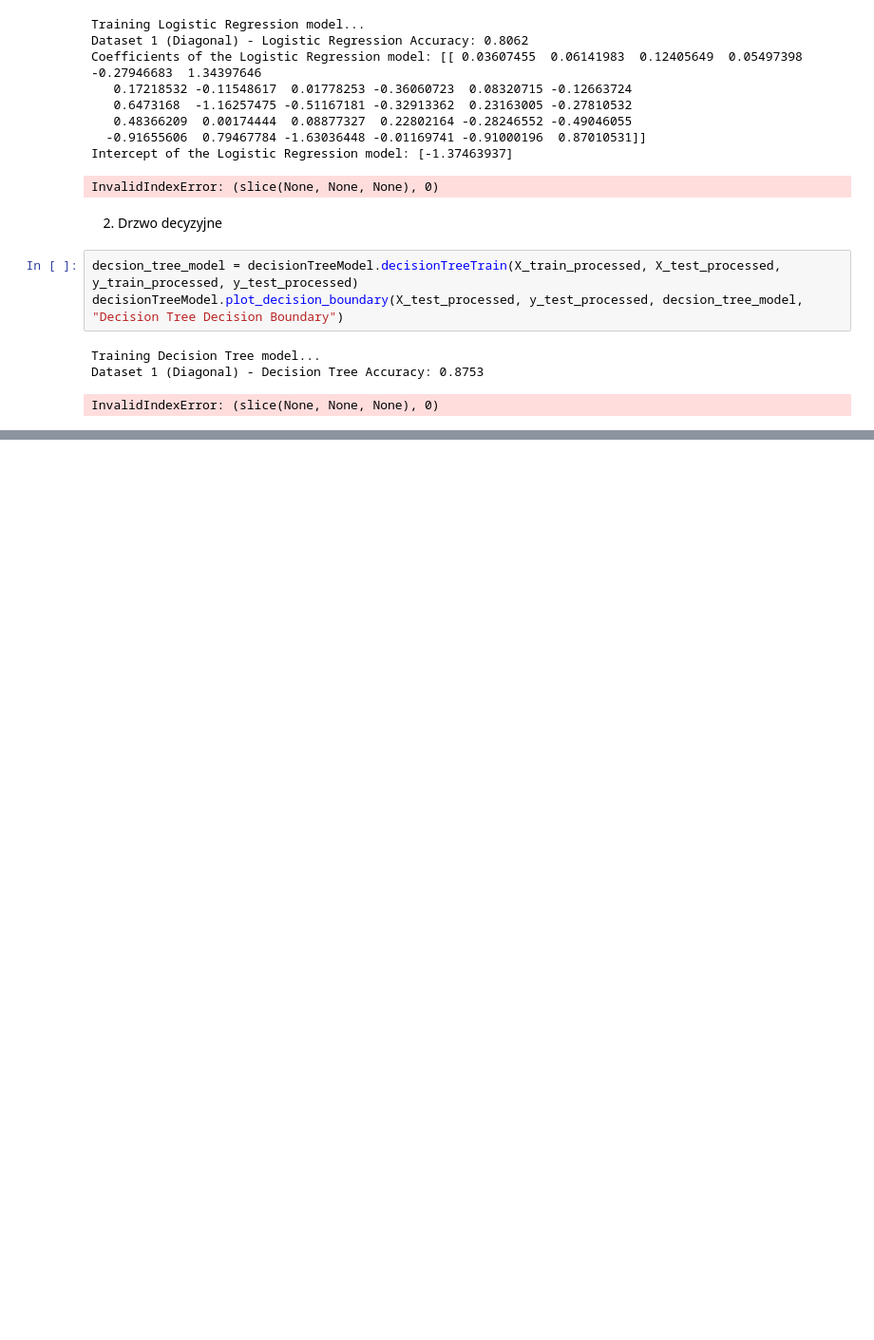
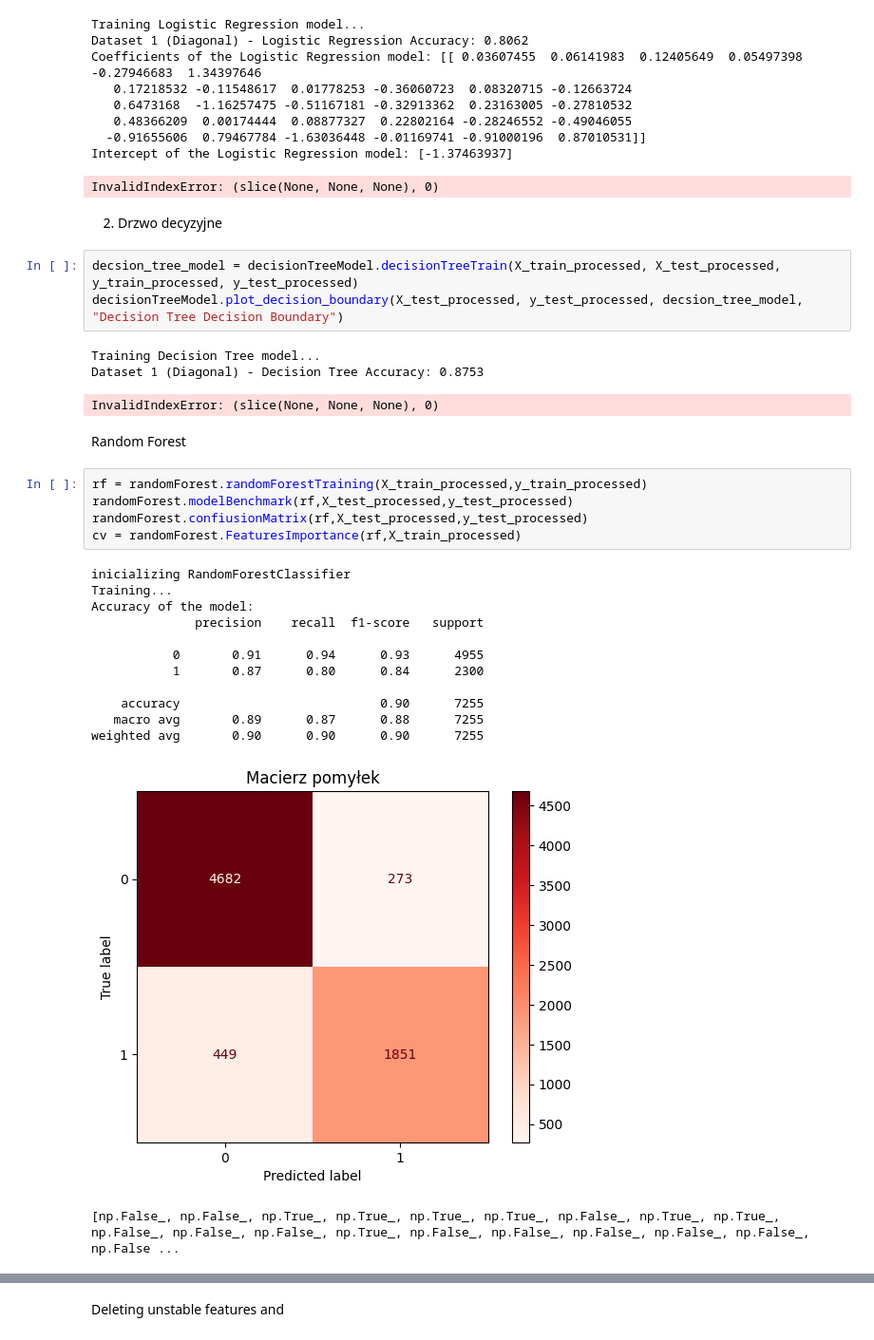
Before and after one commit to KsaweryKomasara/Projekt_KNDS, a Jupyter notebook: Nootebooks/main.ipynb, the cells around one changed output, grey strips where cells are left out. Shown at 95% size. Cells and saved outputs as stored; diff of their text form; blank space fills up the shorter version.

Commit message:
randomForest

```diff
--- a/Nootebooks/main.ipynb
+++ b/Nootebooks/main.ipynb
@@ -210,3 +226,24 @@ decisionTreeModel.plot_decision_boundary(X_test_processed, y_test_processed, dec
 Training Decision Tree model...
 Dataset 1 (Diagonal) - Decision Tree Accuracy: 0.8753
 InvalidIndexError: (slice(None, None, None), 0)
+# %% [markdown]
+Random Forest
+# %%
+rf = randomForest.randomForestTraining(X_train_processed,y_train_processed)
+randomForest.modelBenchmark(rf,X_test_processed,y_test_processed)
+randomForest.confiusionMatrix(rf,X_test_processed,y_test_processed)
+cv = randomForest.FeaturesImportance(rf,X_train_processed)
+# %% [output]
+inicializing RandomForestClassifier
+Training...
+Accuracy of the model:
+              precision    recall  f1-score   support
+
+           0       0.91      0.94      0.93      4955
+           1       0.87      0.80      0.84      2300
+
+    accuracy                           0.90      7255
+   macro avg       0.89      0.87      0.88      7255
+weighted avg       0.90      0.90      0.90      7255
+[figure, added]
+[np.False_, np.False_, np.True_, np.True_, np.True_, np.True_, np.False_, np.True_, np.True_, np.False_, np.False_, np.False_, np.True_, np.False_, np.False_, np.False_, np.False_, np.False_, np.False ...
@@ -212,0 +251,2 @@ InvalidIndexError: (slice(None, None, None), 0)
+# %% [markdown]
+Deleting unstable features and
```
Also changed, not shown: parts of 7 cells of this notebook, 1 other file.
